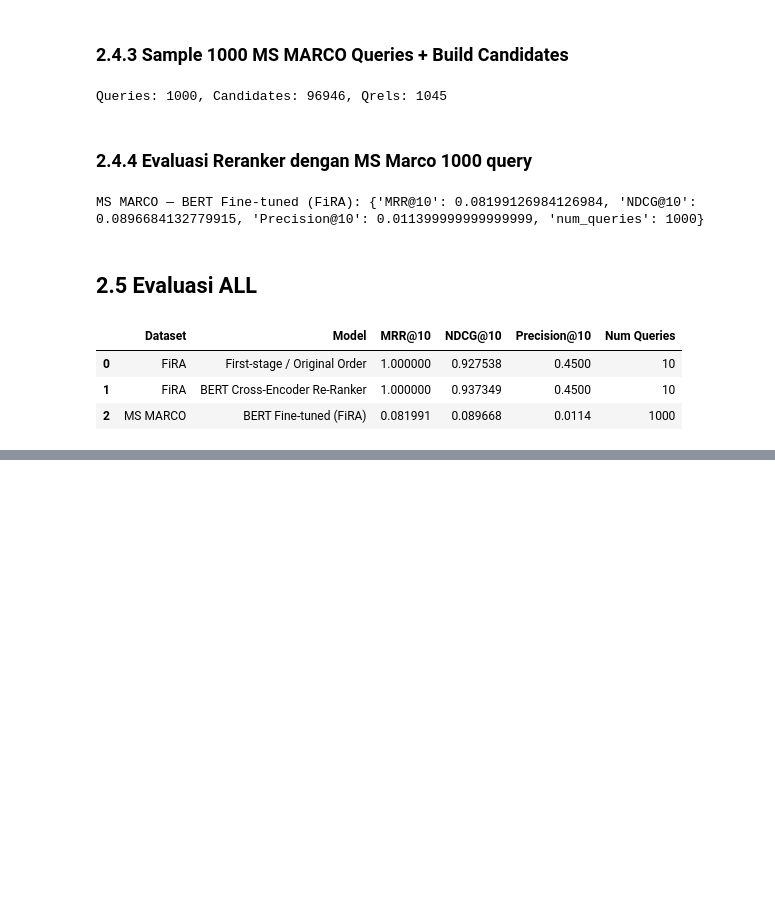
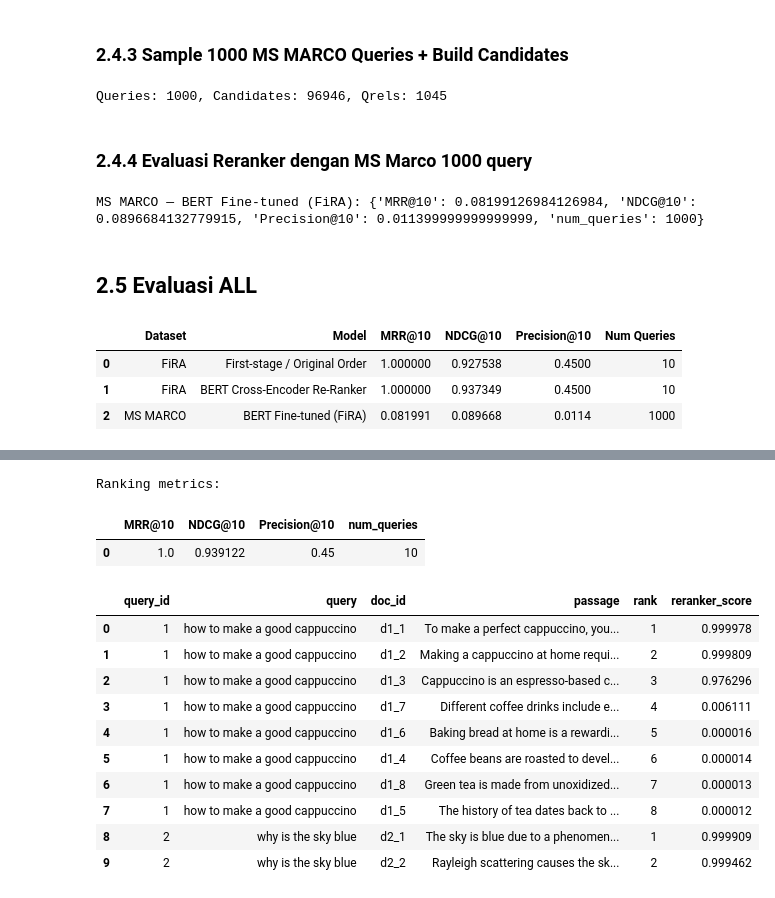
Before and after one commit to teranixbq/IR-BERT-Transformer, a Jupyter notebook: notebooks/Neural_IR_Exercise.ipynb, the cells around one changed output, grey strips where cells are left out. Saved outputs shown, nothing was run; the diff lists cells and outputs as text; code cells hidden in the pictures; blank space fills up the shorter version.

```diff
--- a/notebooks/Neural_IR_Exercise.ipynb
+++ b/notebooks/Neural_IR_Exercise.ipynb
@@ -983,0 +1190,66 @@ print(result)
+# %%
+def get_or_create_reranker():
+    return BERTCrossEncoder(model_name="cross-encoder/ms-marco-MiniLM-L-6-v2")
+
+
+def rerank_candidates_for_qa(reranker_model, candidate_df: pd.DataFrame, top_k=10, batch_size=8):
+    """Re-rank candidate passage untuk setiap query."""
+    if candidate_df is None or len(candidate_df) == 0:
+        print("Warning: candidate_df kosong. Melewati re-ranking.")
+        return pd.DataFrame()
+
+    rows = []
+
+    for qid, group in tqdm(candidate_df.groupby("query_id", sort=False), desc="Re-ranking queries"):
+        group = group.reset_index(drop=True)
+        query_text = group.loc[0, "query"]
+        passages = group["passage"].tolist()
+        doc_ids = group["doc_id"].tolist()
+
+        ranked_indices, scores = reranker_model.re_rank(
+            query=query_text,
+            passages=passages,
+            batch_size=batch_size,
+            verbose=False
+        )
+
+        for rank, idx in enumerate(ranked_indices[:top_k], start=1):
+            rows.append({
+                "query_id": str(qid),
+                "query": query_text,
+                "doc_id": str(doc_ids[idx]),
+                "passage": passages[idx],
+                "rank": rank,
+                "reranker_score": float(scores[idx])
+            })
+
+    return pd.DataFrame(rows)
+
+
+# Main Execution
+try:
+    part3_reranker = get_or_create_reranker()
+
+    if 'part3_candidate_df' in globals() and part3_candidate_df is not None:
+        part3_reranked_df = rerank_candidates_for_qa(
+            reranker_model=part3_reranker,
+            candidate_df=part3_candidate_df,
+            top_k=PART3_RERANK_TOP_K,
+            batch_size=PART3_BATCH_SIZE
+        )
+
+        if not part3_reranked_df.empty:
+            part3_ranking_metrics = evaluate_ranked_dataframe(
+                ranked_df=part3_reranked_df,
+                qrels_df=part3_qrels_df,
+                k=10
+            )
+
+            print("Ranking metrics:")
+            display(pd.DataFrame([part3_ranking_metrics]))
+            display(part3_reranked_df.head(10))
+    else:
+        print("Error: part3_candidate_df tidak tersedia. Silakan jalankan cell di bagian 3.2 terlebih dahulu.")
+except Exception as e:
+    print(f"Terjadi kesalahan: {e}")
+# %% [output]
@@ -983,0 +1257,14 @@ print(result)
+Ranking metrics:
+|  | MRR@10 | NDCG@10 | Precision@10 | num_queries |
+| 0 | 1.0 | 0.939122 | 0.45 | 10 |
+|  | query_id | query | doc_id | passage | rank | reranker_score |
+| 0 | 1 | how to make a good cappuccino | d1_1 | To make a perfect cappuccino, you... | 1 | 0.999978 |
+| 1 | 1 | how to make a good cappuccino | d1_2 | Making a cappuccino at home requi... | 2 | 0.999809 |
+| 2 | 1 | how to make a good cappuccino | d1_3 | Cappuccino is an espresso-based c... | 3 | 0.976296 |
+| 3 | 1 | how to make a good cappuccino | d1_7 | Different coffee drinks include e... | 4 | 0.006111 |
+| 4 | 1 | how to make a good cappuccino | d1_6 | Baking bread at home is a rewardi... | 5 | 0.000016 |
+| 5 | 1 | how to make a good cappuccino | d1_4 | Coffee beans are roasted to devel... | 6 | 0.000014 |
+| 6 | 1 | how to make a good cappuccino | d1_8 | Green tea is made from unoxidized... | 7 | 0.000013 |
+| 7 | 1 | how to make a good cappuccino | d1_5 | The history of tea dates back to ... | 8 | 0.000012 |
+| 8 | 2 | why is the sky blue | d2_1 | The sky is blue due to a phenomen... | 1 | 0.999909 |
+| 9 | 2 | why is the sky blue | d2_2 | Rayleigh scattering causes the sk... | 2 | 0.999462 |
```
Also changed, not shown: parts of 29 cells of this notebook, 1 other file.
